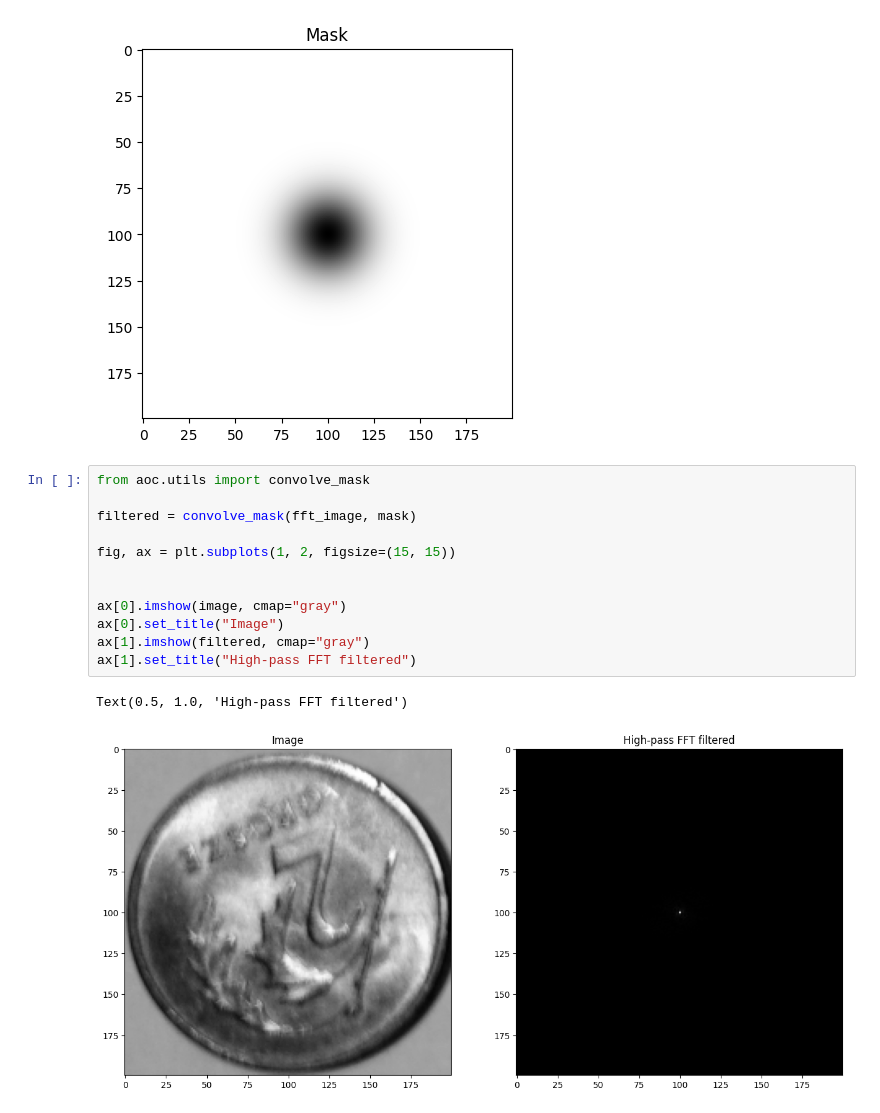
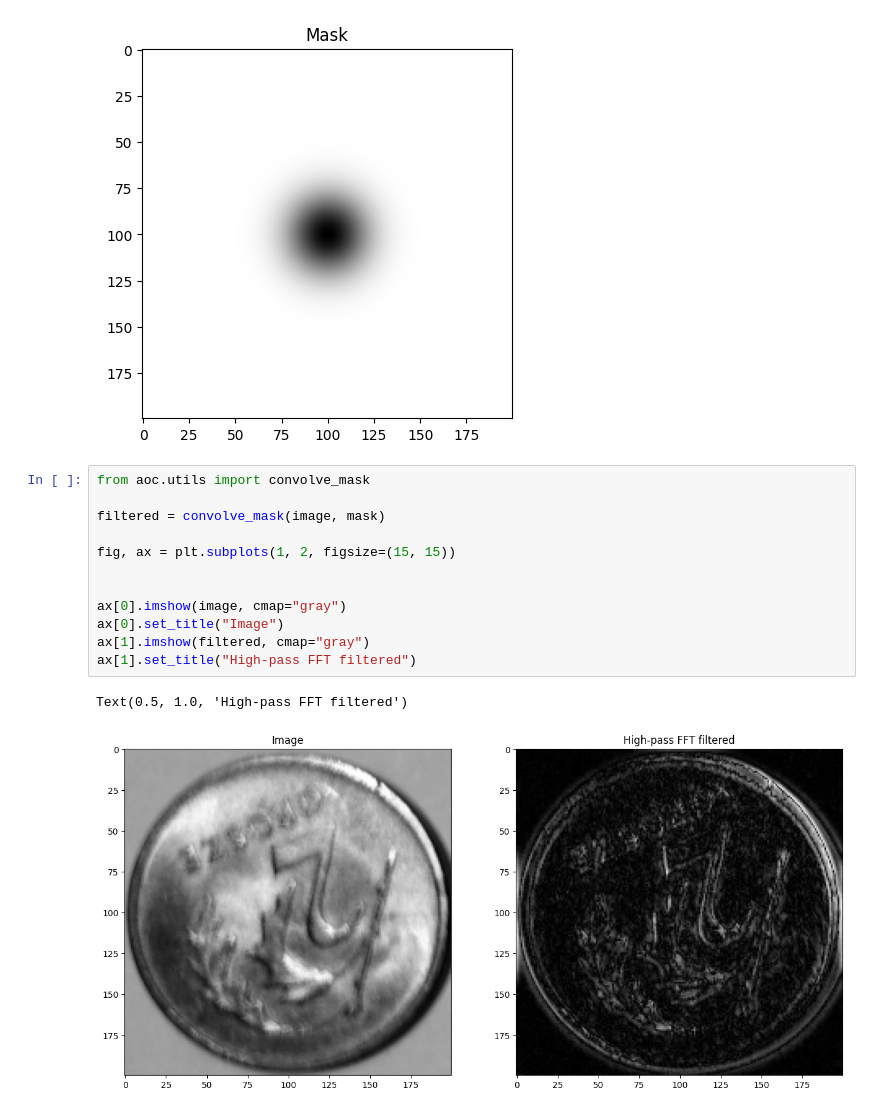
Before and after one commit to Jantarox/aoc, a Jupyter notebook: src/aoc/fft_upper.ipynb, the cells around one changed output. Saved outputs shown, nothing was run; the diff lists cells and outputs as text.

```diff
--- a/src/aoc/fft_upper.ipynb
+++ b/src/aoc/fft_upper.ipynb
@@ -42,15 +42,15 @@ Text(0.5, 1.0, 'Mask')
 # %%
 from aoc.utils import convolve_mask
 
-filtered = convolve_mask(fft_image, mask)
+filtered = convolve_mask(image, mask)
 
 fig, ax = plt.subplots(1, 2, figsize=(15, 15))
 
 
 ax[0].imshow(image, cmap="gray")
 ax[0].set_title("Image")
 ax[1].imshow(filtered, cmap="gray")
 ax[1].set_title("High-pass FFT filtered")
 # %% [output]
 Text(0.5, 1.0, 'High-pass FFT filtered')
-[figure, old version]
+[figure, new version]
```
Also changed, not shown: 9 other files.
